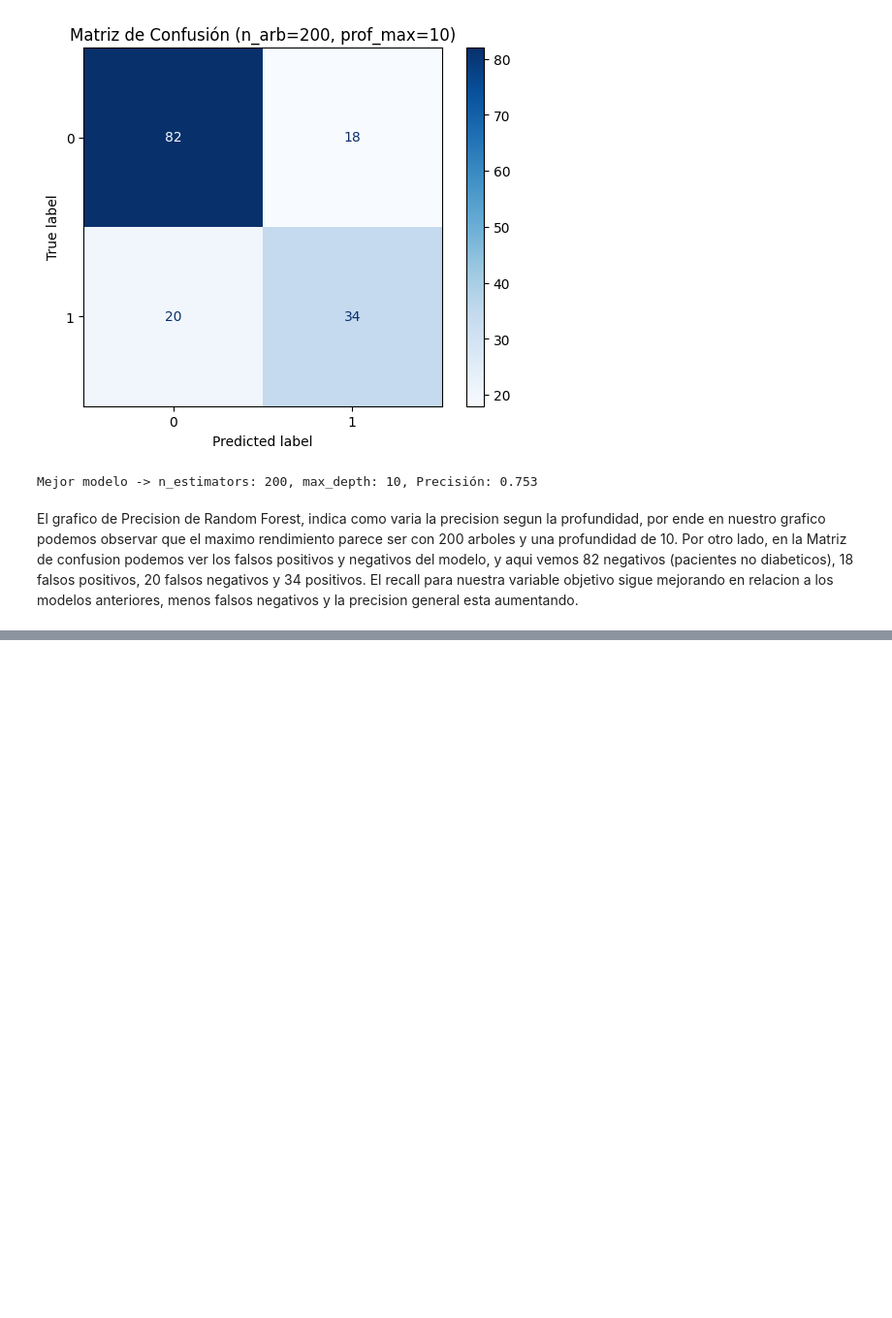
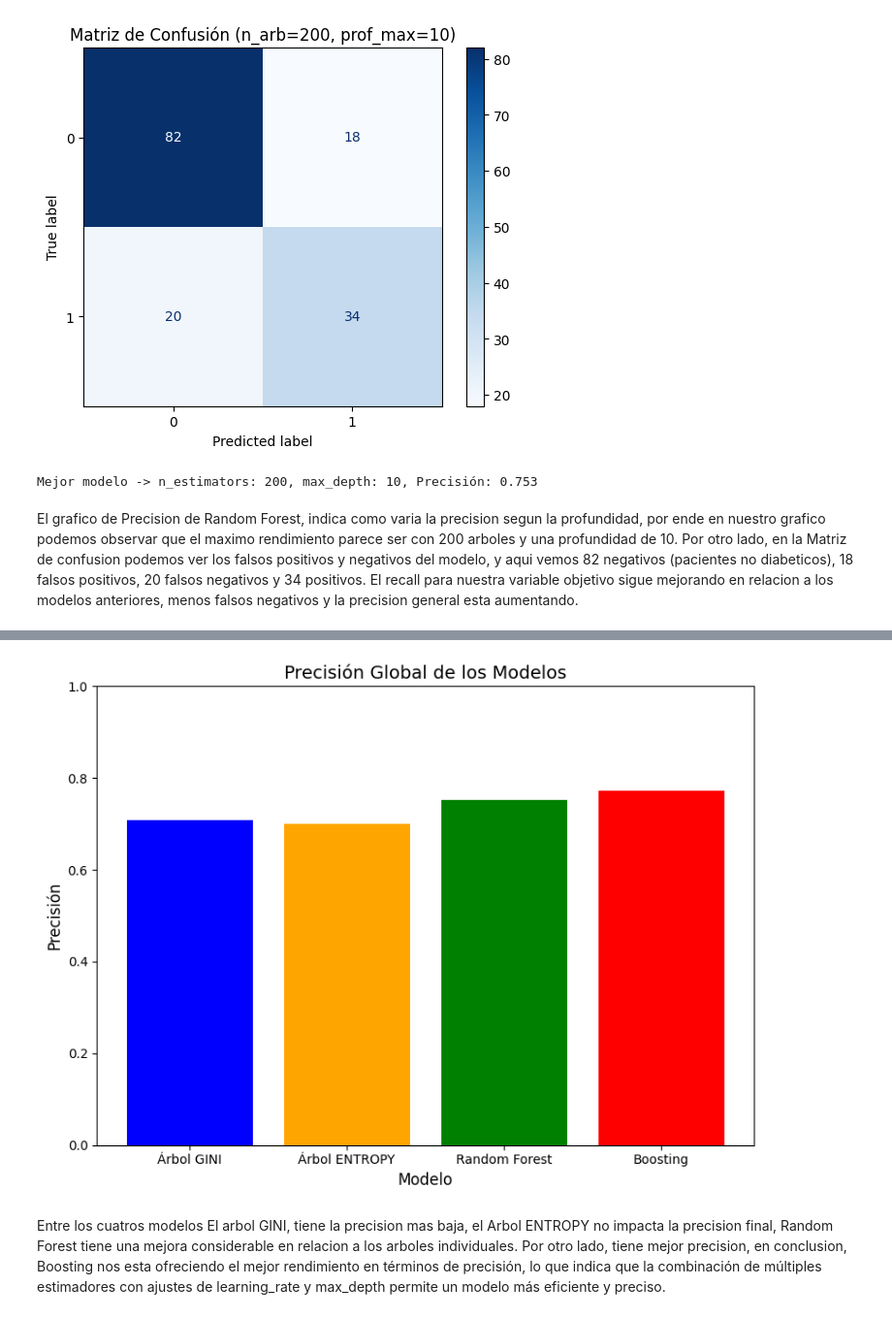
Before and after one commit to 4GeeksAcademy/Arbol2222, a Jupyter notebook: src/explore.ipynb, the cells around one changed output, grey strips where cells are left out. Shown: that part at 97% size. Saved outputs shown, nothing was run; the diff lists cells and outputs as text; code cells hidden in the pictures; blank space fills up the shorter version.

```diff
--- a/src/explore.ipynb
+++ b/src/explore.ipynb
@@ -350,0 +520,20 @@ El recall para nuestra variable objetivo sigue mejorando en relacion a los model
+# %%
+#Graficas para ver la compracion de cada modelo
+
+model_names = ['Árbol GINI', 'Árbol ENTROPY', 'Random Forest', 'Boosting']
+accuracies = [acc_gini, acc_entropy, acc_rf, acc_boosting]
+
+
+plt.figure(figsize=(8, 6))
+plt.bar(model_names, accuracies, color=['blue', 'orange', 'green', 'red'])
+plt.title('Precisión Global de los Modelos', fontsize=14)
+plt.xlabel('Modelo', fontsize=12)
+plt.ylabel('Precisión', fontsize=12)
+plt.ylim(0, 1)
+plt.tight_layout()
+plt.show()
+# %% [output]
+[figure, added]
+# %% [markdown]
+Entre los cuatros modelos
+El arbol GINI, tiene la precision mas baja, el Arbol ENTROPY no impacta la precision final, Random Forest tiene una mejora considerable en relacion a los arboles individuales. Por otro lado, tiene mejor precision, en conclusion, Boosting nos esta ofreciendo el mejor rendimiento en términos de precisión, lo que indica que la combinación de múltiples estimadores con ajustes de learning_rate y max_depth permite un modelo más eficiente y preciso.
```
Also changed, not shown: parts of 5 cells of this notebook, 3 other files.
